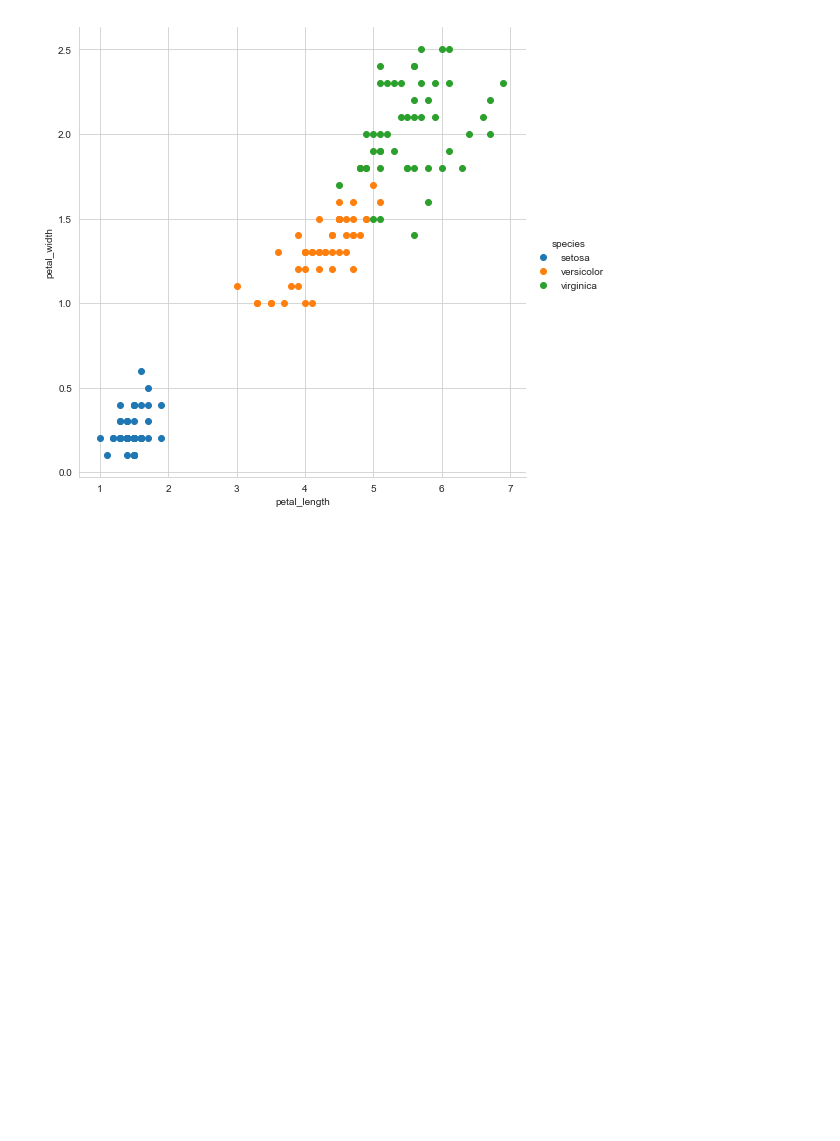
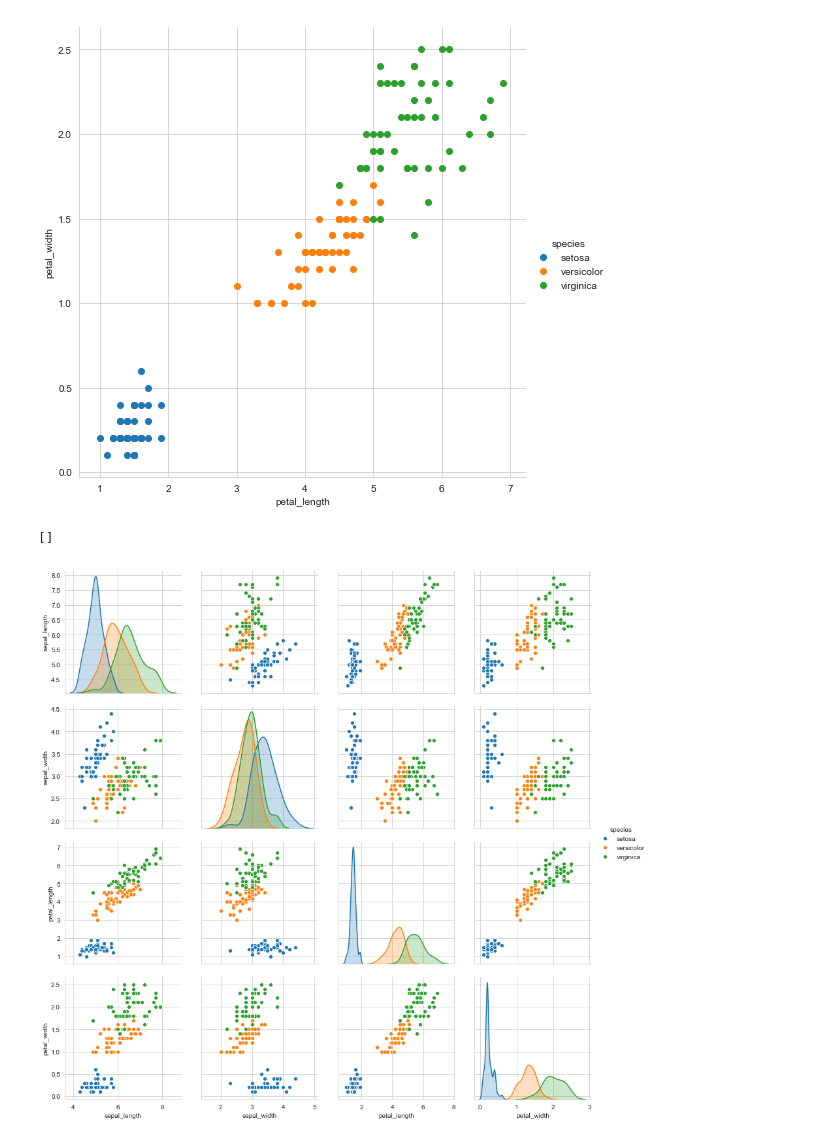
Before and after one commit to Rpmalukani22/Classification-based-on-iris-dataset, a Jupyter notebook: iris-classification.ipynb, the cells around one changed output. Cells and saved outputs as stored; diff of their text form; code cells hidden in the pictures; blank space fills up the shorter version.

Commit message:
Pair plot

```diff
--- a/iris-classification.ipynb
+++ b/iris-classification.ipynb
@@ -64,2 +65,9 @@ plt.show()
 # %% [output]
 [figure]
+# %%
+sns.set_style("whitegrid")
+sns.pairplot(iris,hue="species",height=3)
+plt.plot()
+# %% [output]
+[]
+[figure, added]
```
Also changed, not shown: parts of 2 cells of this notebook.
